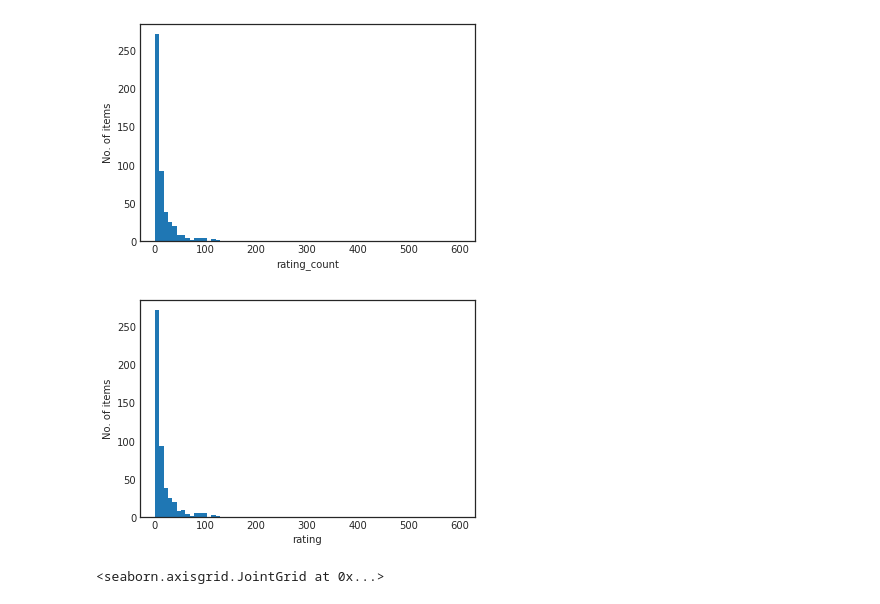
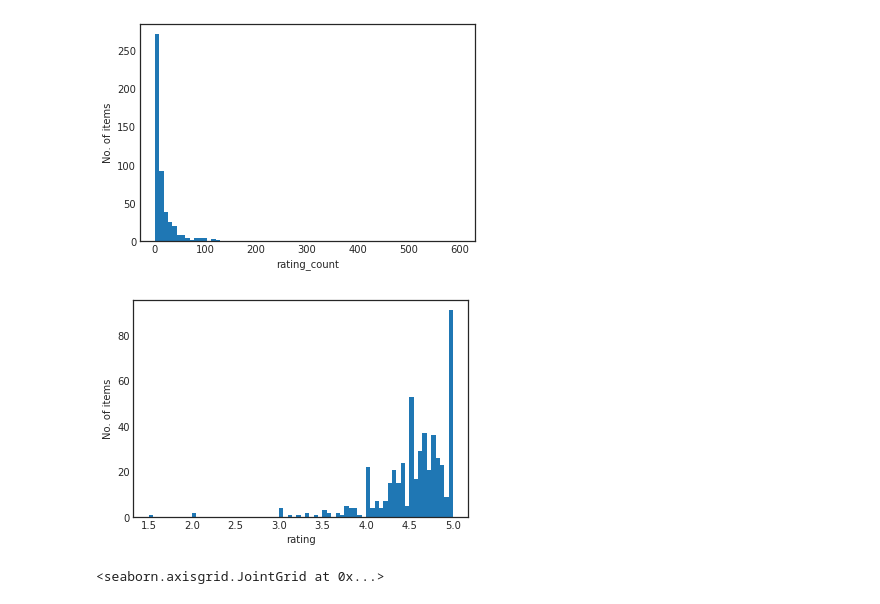
Before and after one commit to patiljeevanr/Recommendation, a Jupyter notebook: z_prefinal_reco/prefinal_1.ipynb, the cells around one changed output. Drawn from its saved outputs; the diff is of its cells as text; code cells hidden in the pictures.

Commit message:
graph error removed

```diff
--- a/z_prefinal_reco/prefinal_1.ipynb
+++ b/z_prefinal_reco/prefinal_1.ipynb
@@ -157,12 +157,12 @@ plt.show()
 # %%
 # Plot of rating
 #ratings_mean['rating'].hist(bins=70)
-plt.hist(ratings_mean['rating_numbers'], bins=70)
+plt.hist(ratings_mean['rating'], bins=70)
 plt.xlabel('rating')
 plt.ylabel('No. of items')
 plt.show()
 # %% [output]
-[figure, old version]
+[figure, new version]
 # %%
 # Join Plot
 sns.jointplot(x='rating', y='rating_numbers', data=ratings_mean, alpha=0.5)
```
Also changed, not shown: parts of 5 cells of this notebook.
